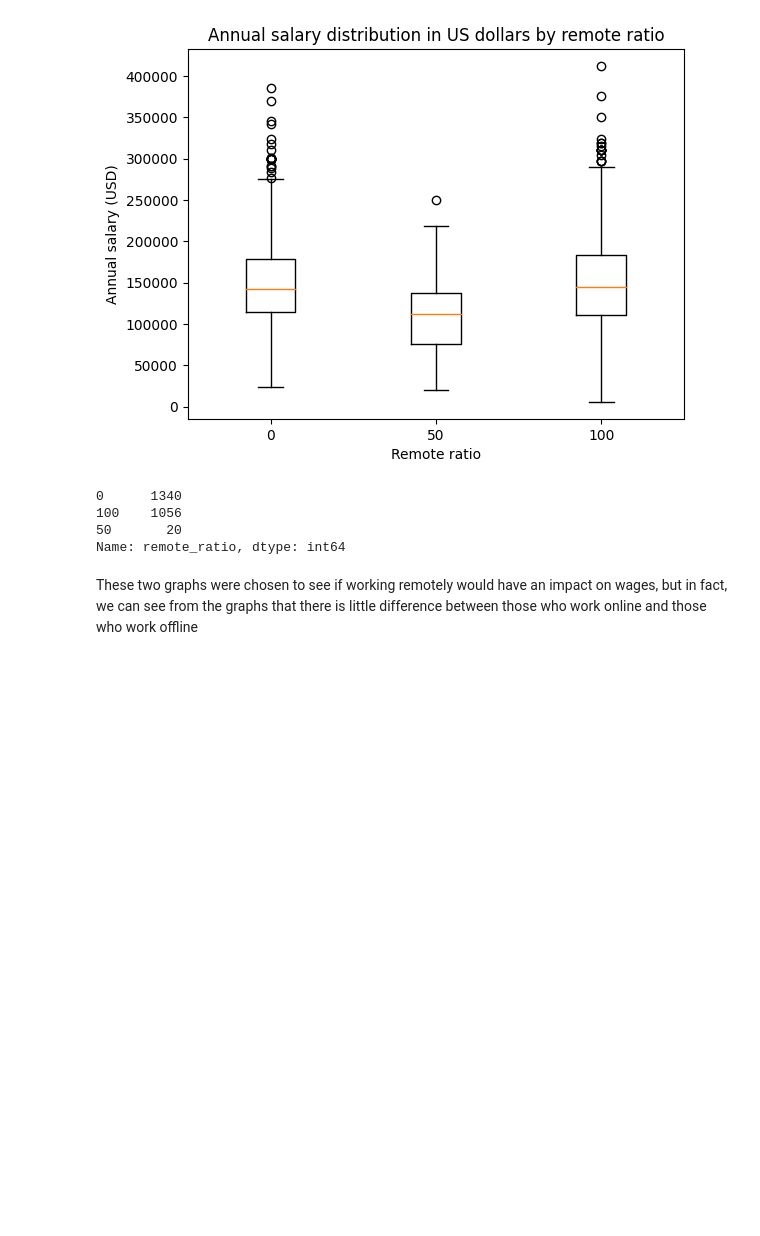
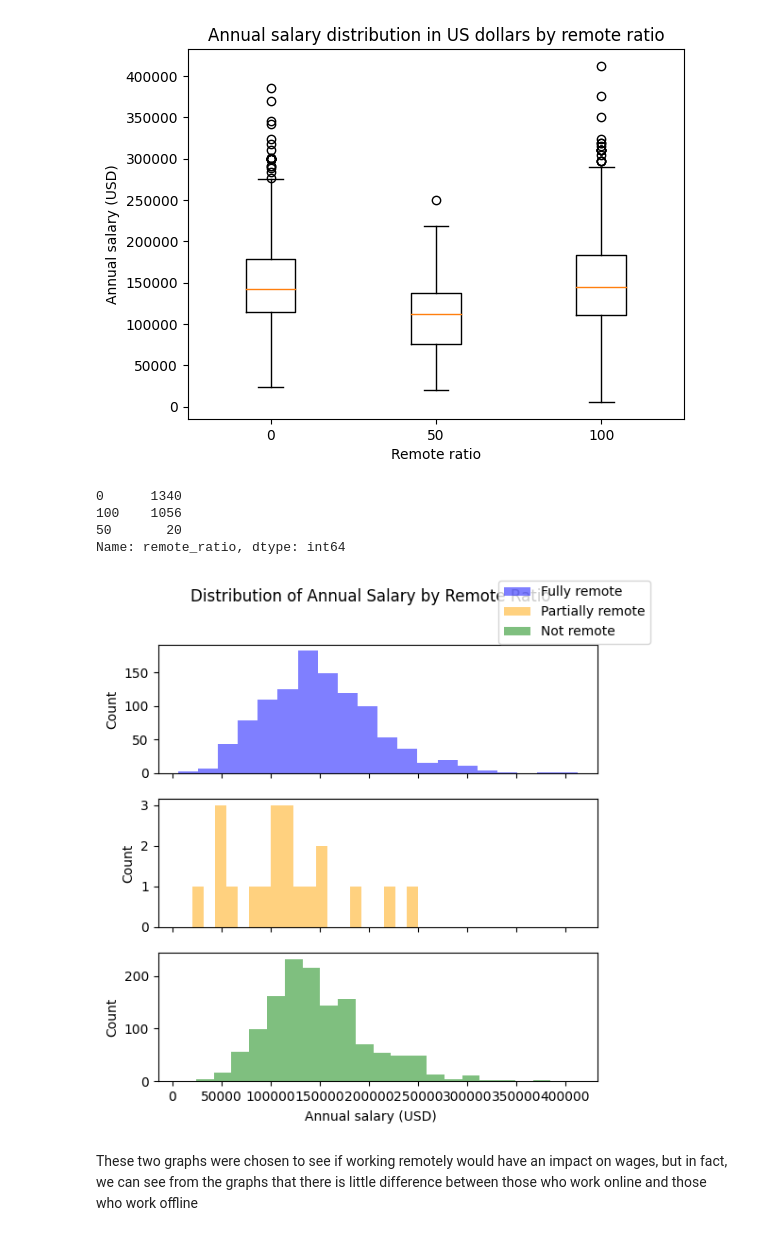
Before and after one commit to AntoineKANG/Data-Visualisation, a Jupyter notebook: Salary.ipynb, the cells around one changed output. Drawn from its saved outputs; the diff is of its cells as text; code cells hidden in the pictures; blank space fills up the shorter version.

```diff
--- a/Salary.ipynb
+++ b/Salary.ipynb
@@ -215,5 +215,28 @@ print(df['remote_ratio'].value_counts())
 100    1056
 50       20
 Name: remote_ratio, dtype: int64
+# %%
+fig, axs = plt.subplots(nrows=3, sharex=True, figsize=(6, 6))
+
+# 绘制直方图
+axs[0].hist(df[df['remote_ratio'] == 100]['salary_in_usd'], bins=20, alpha=0.5, label='Fully remote', color='blue')
+axs[1].hist(df[df['remote_ratio'] == 50]['salary_in_usd'], bins=20, alpha=0.5, label='Partially remote', color='orange')
+axs[2].hist(df[df['remote_ratio'] == 0]['salary_in_usd'], bins=20, alpha=0.5, label='Not remote', color='green')
+
+# 设置y轴标签和标题
+axs[0].set_ylabel('Count')
+axs[1].set_ylabel('Count')
+axs[2].set_ylabel('Count')
+fig.suptitle('Distribution of Annual Salary by Remote Ratio')
+
+# 添加图例和x轴标签
+fig.legend()
+fig.text(0.5, 0.04, 'Annual salary (USD)', ha='center')
+
+plt.show()
+
+plt.show()
+# %% [output]
+[figure, added]
 # %% [markdown]
 These two graphs were chosen to see if working remotely would have an impact on wages, but in fact, we can see from the graphs that there is little difference between those who work online and those who work offline
```
Also changed, not shown: parts of 11 cells of this notebook.
